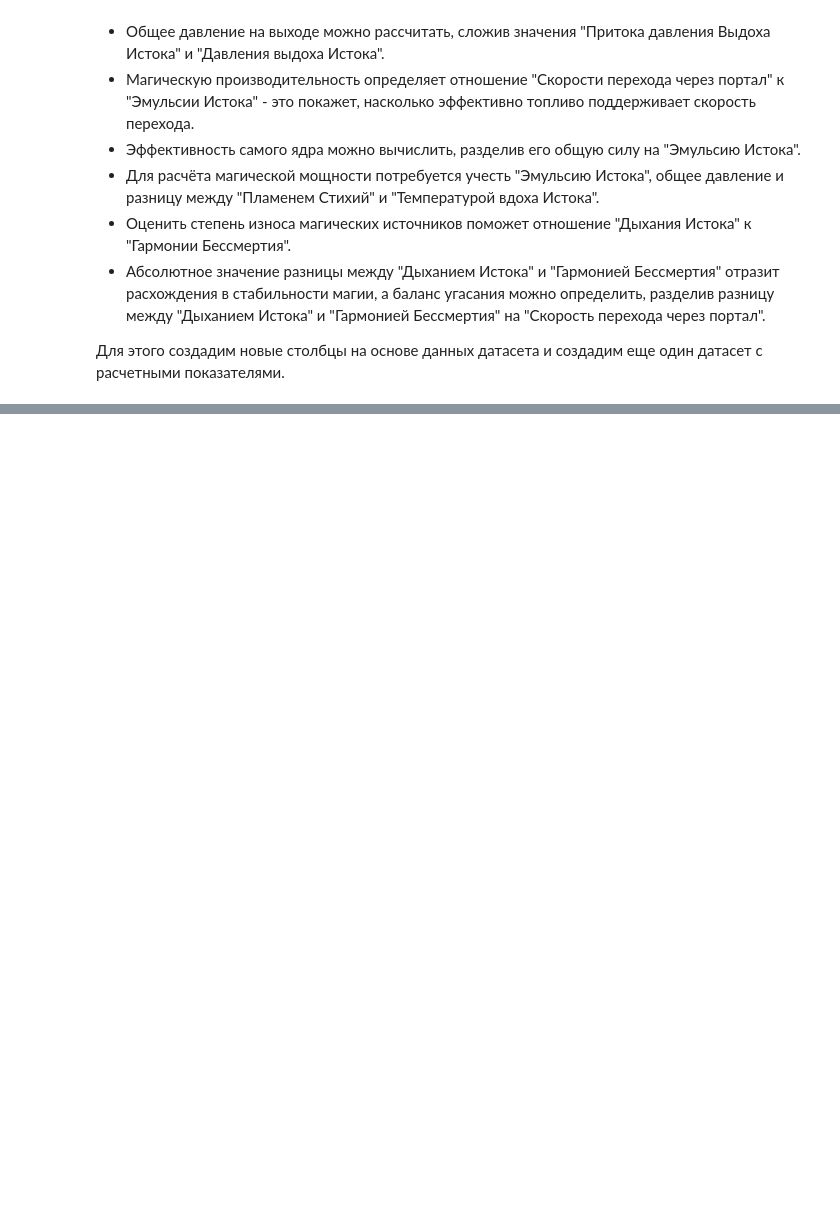
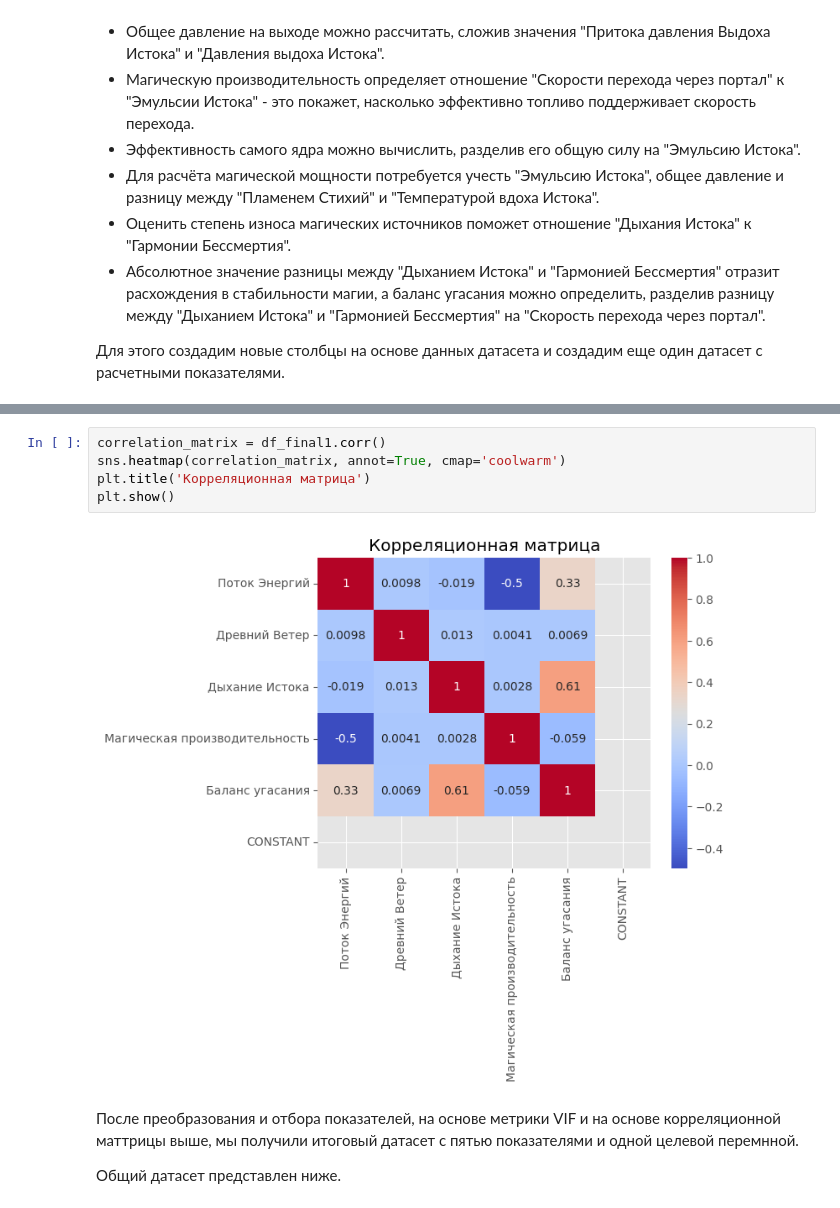
Before and after one commit to Theocroft/GPN-Intelligence-Cup-2024, a Jupyter notebook: Data Preprocessing.ipynb, the cells around one changed output, grey strips where cells are left out. Saved outputs shown, nothing was run; the diff lists cells and outputs as text; blank space fills up the shorter version.

```diff
--- a/Data Preprocessing.ipynb
+++ b/Data Preprocessing.ipynb
@@ -511,0 +462,11 @@ df
+# %%
+correlation_matrix = df_final1.corr()
+sns.heatmap(correlation_matrix, annot=True, cmap='coolwarm')
+plt.title('Корреляционная матрица')
+plt.show()
+# %% [output]
+[figure, added]
+# %% [markdown]
+После преобразования и отбора показателей, на основе метрики VIF и на основе корреляционной маттрицы выше, мы получили итоговый датасет с пятью показателями и одной целевой перемнной.
+
+Общий датасет представлен ниже.
```
Also changed, not shown: parts of 27 cells of this notebook, 1 other file.
